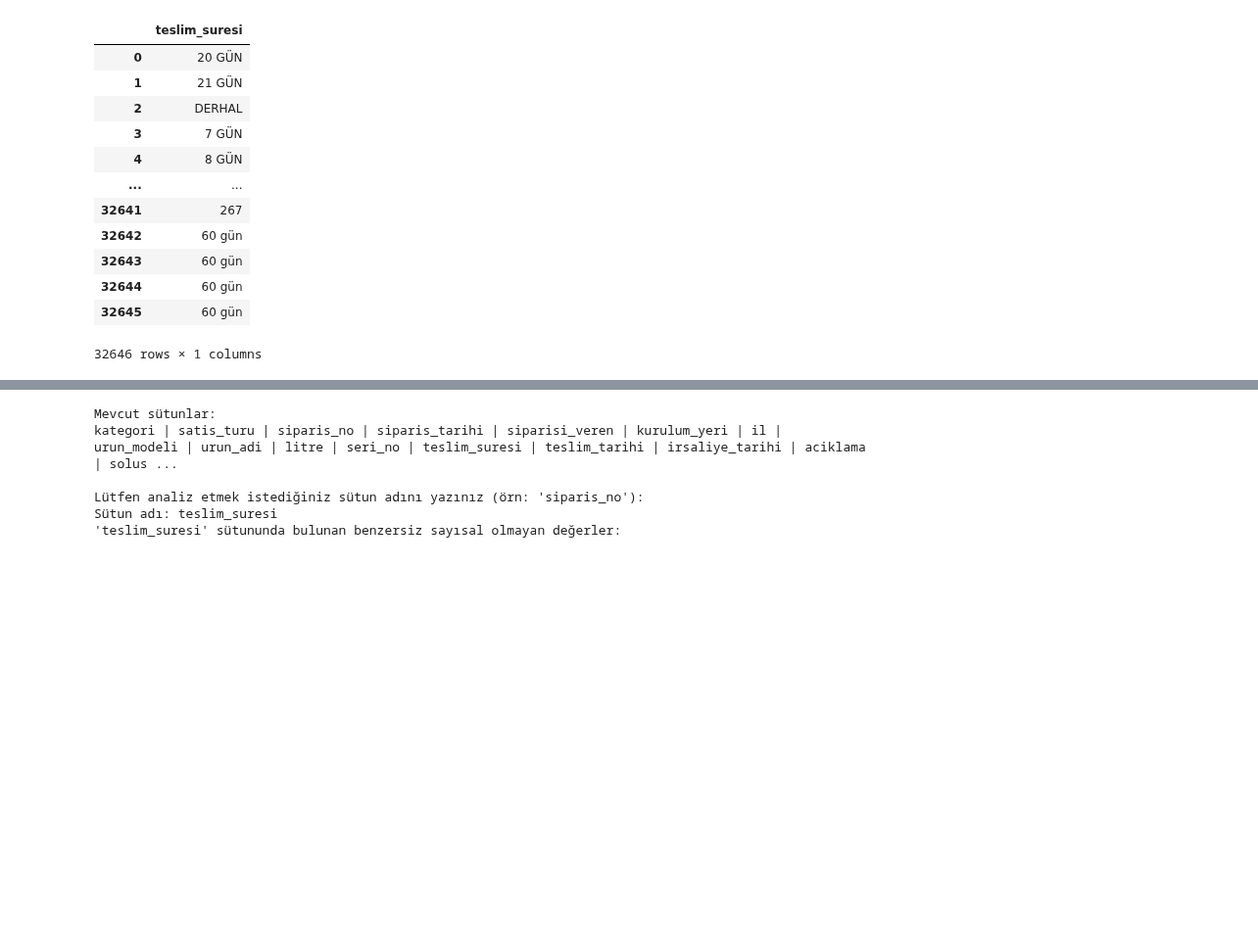
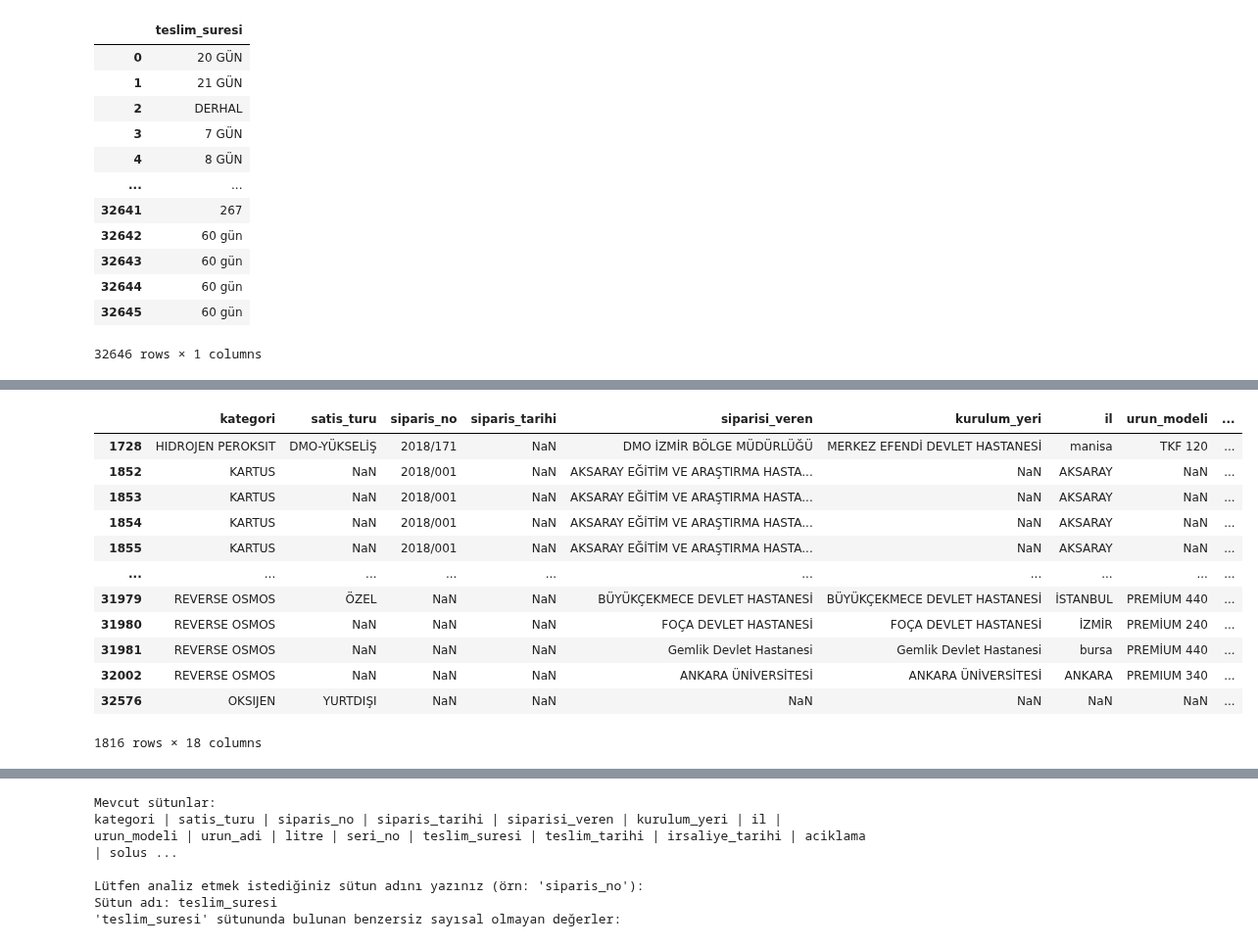
Before and after one commit to Duygu-Jones/LLM_Playground, a Jupyter notebook: 01_EDA/FEATURES/04_Siparis_Teslim_IrsaliyeDate_TeslimSure/Duygu/Duygu_EDA_NOTEBOOK.ipynb, the cells around one changed output, grey strips where cells are left out. Shown at 98% size. Drawn from its saved outputs; the diff is of its cells as text; code cells hidden in the pictures; blank space fills up the shorter version.

Commit message:
tarih feature lari eda - duygu

```diff
--- a/01_EDA/FEATURES/04_Siparis_Teslim_IrsaliyeDate_TeslimSure/Duygu/Duygu_EDA_NOTEBOOK.ipynb
+++ b/01_EDA/FEATURES/04_Siparis_Teslim_IrsaliyeDate_TeslimSure/Duygu/Duygu_EDA_NOTEBOOK.ipynb
@@ -354,3 +374,19 @@ AttributeError: 'UtilsAnalysis' object has no attribute 'set_column'
+# %%
+df[df['siparis_tarihi'].isna()]
+# %% [output]
+|  | kategori | satis_turu | siparis_no | siparis_tarihi | siparisi_veren | kurulum_yeri | il | urun_modeli | ... |
+| 1728 | HIDROJEN PEROKSIT | DMO-YÜKSELİŞ | 2018/171 | NaN | DMO İZMİR BÖLGE MÜDÜRLÜĞÜ | MERKEZ EFENDİ DEVLET HASTANESİ | manisa | TKF 120 | ... |
+| 1852 | KARTUS | NaN | 2018/001 | NaN | AKSARAY EĞİTİM VE ARAŞTIRMA HASTA... | NaN | AKSARAY | NaN | ... |
+| 1853 | KARTUS | NaN | 2018/001 | NaN | AKSARAY EĞİTİM VE ARAŞTIRMA HASTA... | NaN | AKSARAY | NaN | ... |
+| 1854 | KARTUS | NaN | 2018/001 | NaN | AKSARAY EĞİTİM VE ARAŞTIRMA HASTA... | NaN | AKSARAY | NaN | ... |
+| 1855 | KARTUS | NaN | 2018/001 | NaN | AKSARAY EĞİTİM VE ARAŞTIRMA HASTA... | NaN | AKSARAY | NaN | ... |
+| ... | ... | ... | ... | ... | ... | ... | ... | ... | ... |
+| 31979 | REVERSE OSMOS | ÖZEL | NaN | NaN | BÜYÜKÇEKMECE DEVLET HASTANESİ | BÜYÜKÇEKMECE DEVLET HASTANESİ | İSTANBUL | PREMİUM 440 | ... |
+| 31980 | REVERSE OSMOS | NaN | NaN | NaN | FOÇA DEVLET HASTANESİ | FOÇA DEVLET HASTANESİ | İZMİR | PREMİUM 240 | ... |
+| 31981 | REVERSE OSMOS | NaN | NaN | NaN | Gemlik Devlet Hastanesi | Gemlik Devlet Hastanesi | bursa | PREMİUM 440 | ... |
+| 32002 | REVERSE OSMOS | NaN | NaN | NaN | ANKARA ÜNİVERSİTESİ | ANKARA ÜNİVERSİTESİ | ANKARA | PREMIUM 340 | ... |
+| 32576 | OKSIJEN | YURTDIŞI | NaN | NaN | NaN | NaN | NaN | NaN | ... |
+1816 rows × 18 columns
 # %%
 utils.find_non_numeric_values() #Sütun adı: siparis_tarihi
 # %% [output]
```
Also changed, not shown: parts of 27 cells of this notebook.
